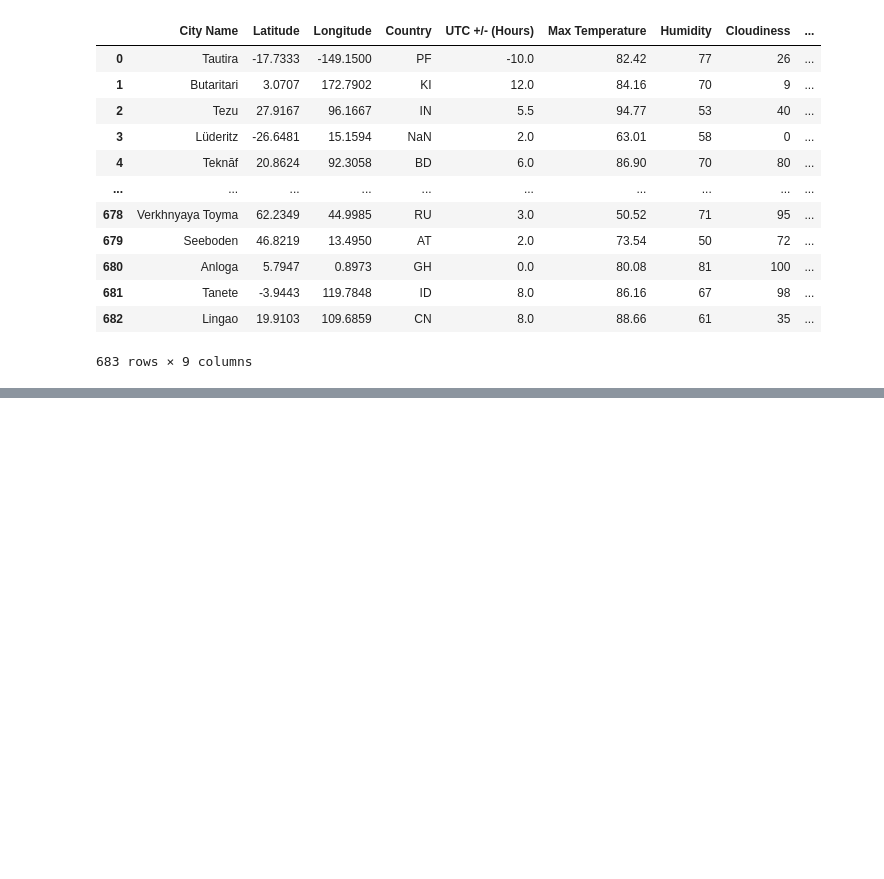
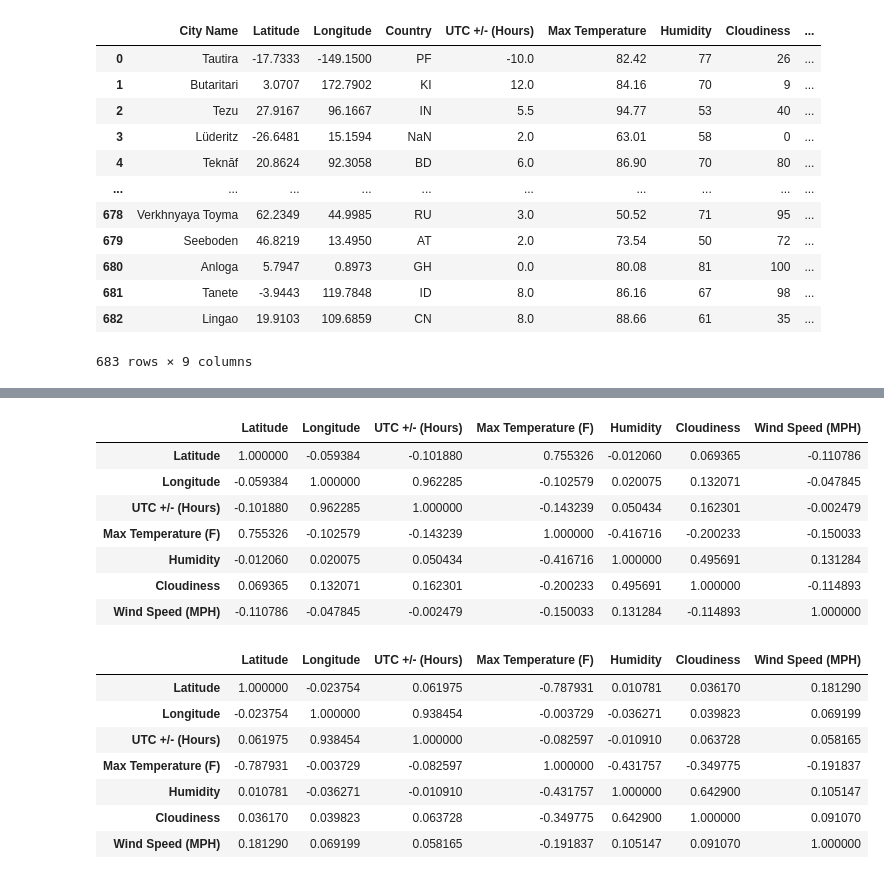
Before and after one commit to ramses93/python-api-challenge, a Jupyter notebook: WeatherPy/WeatherPy.ipynb, the cells around one changed output, grey strips where cells are left out. Saved outputs shown, nothing was run; the diff lists cells and outputs as text; code cells hidden in the pictures; blank space fills up the shorter version.

```diff
--- a/WeatherPy/WeatherPy.ipynb
+++ b/WeatherPy/WeatherPy.ipynb
@@ -219,0 +220,28 @@ city_data
+# %%
+# Split into hemispheres
+southern_hemisphere = pd.DataFrame
+southern_hemisphere =city_data[city_data['Latitude']<0]
+
+northern_hemisphere = pd.DataFrame
+northern_hemisphere = city_data[city_data['Latitude']>0]
+
+#Check for correlations
+display(southern_hemisphere.corr())
+display(northern_hemisphere.corr())
+# %% [output]
+|  | Latitude | Longitude | UTC +/- (Hours) | Max Temperature (F) | Humidity | Cloudiness | Wind Speed (MPH) |
+| Latitude | 1.000000 | -0.059384 | -0.101880 | 0.755326 | -0.012060 | 0.069365 | -0.110786 |
+| Longitude | -0.059384 | 1.000000 | 0.962285 | -0.102579 | 0.020075 | 0.132071 | -0.047845 |
+| UTC +/- (Hours) | -0.101880 | 0.962285 | 1.000000 | -0.143239 | 0.050434 | 0.162301 | -0.002479 |
+| Max Temperature (F) | 0.755326 | -0.102579 | -0.143239 | 1.000000 | -0.416716 | -0.200233 | -0.150033 |
+| Humidity | -0.012060 | 0.020075 | 0.050434 | -0.416716 | 1.000000 | 0.495691 | 0.131284 |
+| Cloudiness | 0.069365 | 0.132071 | 0.162301 | -0.200233 | 0.495691 | 1.000000 | -0.114893 |
+| Wind Speed (MPH) | -0.110786 | -0.047845 | -0.002479 | -0.150033 | 0.131284 | -0.114893 | 1.000000 |
+|  | Latitude | Longitude | UTC +/- (Hours) | Max Temperature (F) | Humidity | Cloudiness | Wind Speed (MPH) |
+| Latitude | 1.000000 | -0.023754 | 0.061975 | -0.787931 | 0.010781 | 0.036170 | 0.181290 |
+| Longitude | -0.023754 | 1.000000 | 0.938454 | -0.003729 | -0.036271 | 0.039823 | 0.069199 |
+| UTC +/- (Hours) | 0.061975 | 0.938454 | 1.000000 | -0.082597 | -0.010910 | 0.063728 | 0.058165 |
+| Max Temperature (F) | -0.787931 | -0.003729 | -0.082597 | 1.000000 | -0.431757 | -0.349775 | -0.191837 |
+| Humidity | 0.010781 | -0.036271 | -0.010910 | -0.431757 | 1.000000 | 0.642900 | 0.105147 |
+| Cloudiness | 0.036170 | 0.039823 | 0.063728 | -0.349775 | 0.642900 | 1.000000 | 0.091070 |
+| Wind Speed (MPH) | 0.181290 | 0.069199 | 0.058165 | -0.191837 | 0.105147 | 0.091070 | 1.000000 |
```
Also changed, not shown: parts of 18 cells of this notebook, 12 other files.
